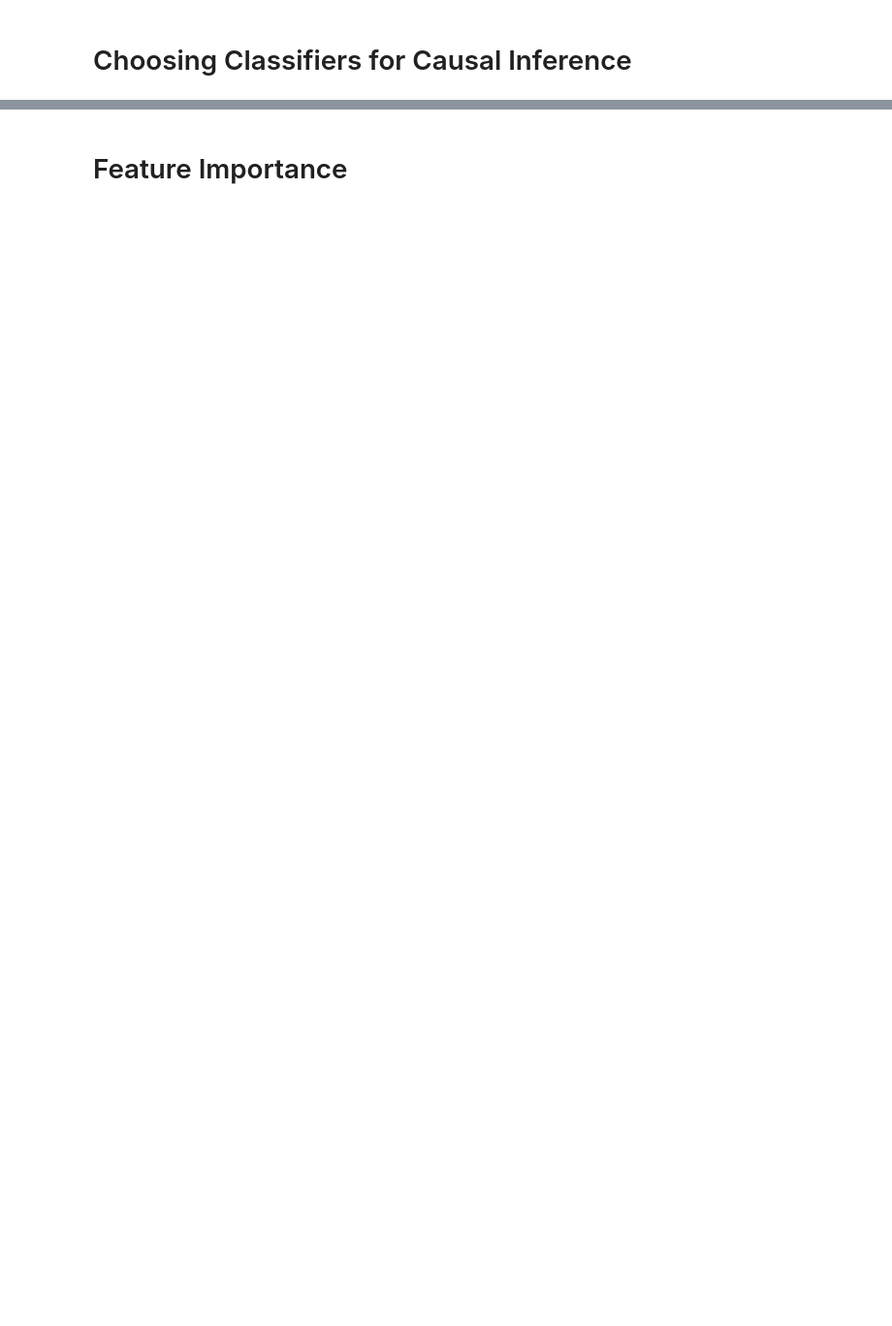
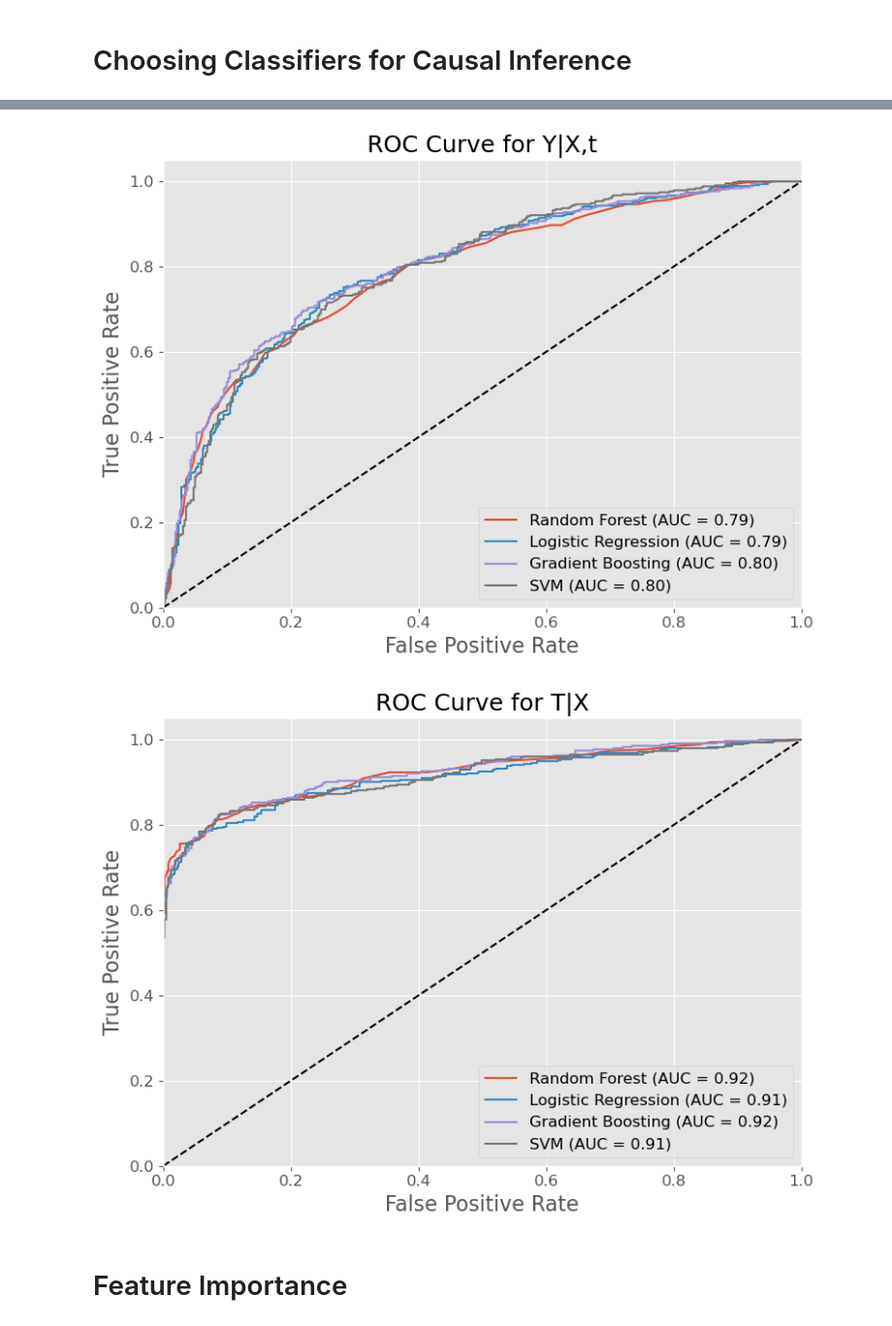
Before and after one commit to GurKeinan/Causal-Inference-Project-Effect-of-Age-on-Graduating, a Jupyter notebook: code/estimation/Comparing Classifiers and Important Features.ipynb, the cells around one changed output, grey strips where cells are left out. Shown at 97% size. Cells and saved outputs as stored; diff of their text form; code cells hidden in the pictures; blank space fills up the shorter version.

Commit message:
updated notebook and figures of roc and feature importance

```diff
--- a/code/estimation/Comparing Classifiers and Important Features.ipynb
+++ b/code/estimation/Comparing Classifiers and Important Features.ipynb
@@ -2,8 +2,8 @@
 # Choosing Classifiers for Causal Inference
 # %%
 
+import matplotlib.pyplot as plt
 import pandas as pd
-import matplotlib.pyplot as plt
 import seaborn as sns
 from sklearn.model_selection import train_test_split
 from sklearn.ensemble import RandomForestClassifier
@@ -16,4 +16,19 @@ import warnings
 from utils import read_and_transform_data
 
 warnings.filterwarnings('ignore')
-plt.style.use('ggplot')
+
+def set_plot_style():
+    plt.style.use('ggplot')
+    plt.rcParams['font.size'] = 14
+    plt.rcParams['axes.labelsize'] = 16
+    plt.rcParams['axes.titlesize'] = 18
+    plt.rcParams['xtick.labelsize'] = 12
+    plt.rcParams['ytick.labelsize'] = 12
+    plt.rcParams['legend.fontsize'] = 12
+    plt.rcParams['figure.titlesize'] = 20
+
+DATA_PATH = '/Users/gurkeinan/semester6/Causal-Inference/Project/code/data/processed_data.csv'
+Y_GIVEN_XT_ROC_PATH = '/Users/gurkeinan/semester6/Causal-Inference/Project/plots/roc_curve_y_given_xt.png'
+T_GIVEN_X_ROC_PATH = '/Users/gurkeinan/semester6/Causal-Inference/Project/plots/roc_curve_t_given_x.png'
+Y_GIVEN_XT_FEATURE_IMPORTANCE_PATH = '/Users/gurkeinan/semester6/Causal-Inference/Project/plots/feature_importance_y_given_xt.png'
+T_GIVEN_X_FEATURE_IMPORTANCE_PATH = '/Users/gurkeinan/semester6/Causal-Inference/Project/plots/feature_importance_t_given_x.png'
@@ -153,2 +38,44 @@ plt.show()
+# %%
+def plot_roc_curve(X, y, title, save_path):
+    X_train, X_test, y_train, y_test = train_test_split(X, y, test_size=0.2, random_state=42)
+
+    models = {
+        'Random Forest': RandomForestClassifier(random_state=42),
+        'Logistic Regression': LogisticRegression(random_state=42),
+        'Gradient Boosting': GradientBoostingClassifier(random_state=42),
+        'SVM': SVC(probability=True, random_state=42)
+    }
+
+    plt.figure(figsize=(8, 6))
+
+    for name, model in models.items():
+        model.fit(X_train, y_train)
+        y_pred = model.predict_proba(X_test)[:, 1]
+        fpr, tpr, _ = roc_curve(y_test, y_pred)
+        roc_auc = roc_auc_score(y_test, y_pred)
+        plt.plot(fpr, tpr, label=f'{name} (AUC = {roc_auc:.2f})')
+
+    plt.plot([0, 1], [0, 1], 'k--')
+    plt.xlim([0.0, 1.0])
+    plt.ylim([0.0, 1.05])
+    plt.xlabel('False Positive Rate')
+    plt.ylabel('True Positive Rate')
+    plt.title(title)
+    plt.legend(loc="lower right")
+    plt.tight_layout()
+    plt.savefig(save_path, dpi=300, bbox_inches='tight')
+    plt.show()
+
+# Set the plot style
+set_plot_style()
+
+# Plot ROC curve for Y|X,t
+plot_roc_curve(Xt, y, 'ROC Curve for Y|X,t', Y_GIVEN_XT_ROC_PATH)
+
+# Plot ROC curve for T|X
+plot_roc_curve(X, t, 'ROC Curve for T|X', T_GIVEN_X_ROC_PATH)
+# %% [output]
+[figure, added]
+[figure, added]
 # %% [markdown]
 # Feature Importance
```
Also changed, not shown: parts of 13 cells of this notebook, 4 other files.
